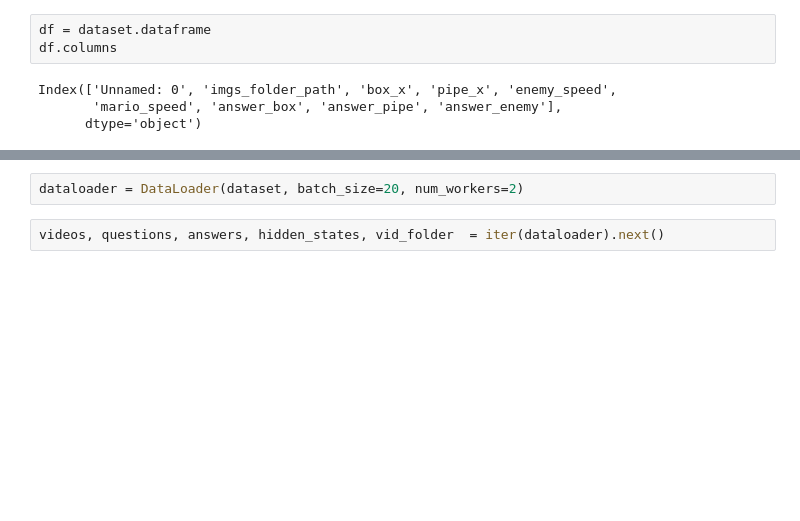
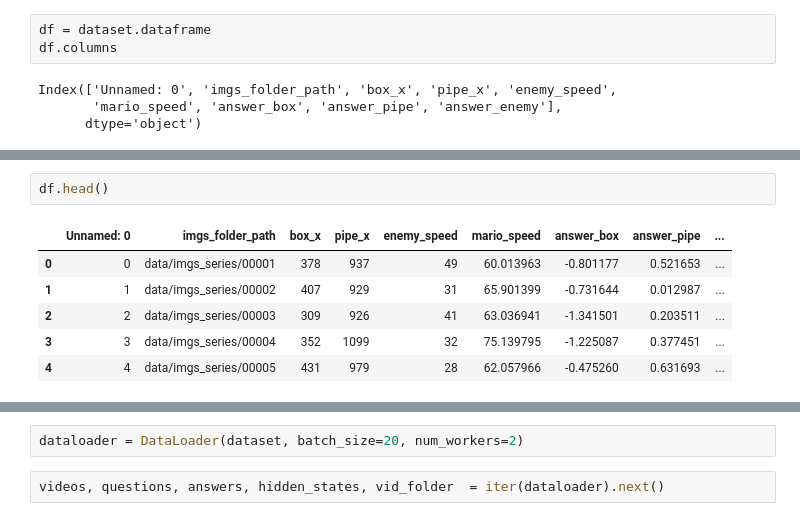
Before and after one commit to hsteude/mario-communicating-agents, a Jupyter notebook: notebooks/01_data_exploration.ipynb, the cells around one changed output, grey strips where cells are left out. Drawn from its saved outputs; the diff is of its cells as text; blank space fills up the shorter version.

```diff
--- a/notebooks/01_data_exploration.ipynb
+++ b/notebooks/01_data_exploration.ipynb
@@ -47,5 +47,14 @@ fig.update_traces(opacity=0.75)
 fig.show()
 # %% [output]
 [interactive output not drawn]
+# %%
+df.head()
+# %% [output]
+|  | Unnamed: 0 | imgs_folder_path | box_x | pipe_x | enemy_speed | mario_speed | answer_box | answer_pipe | ... |
+| 0 | 0 | data/imgs_series/00001 | 378 | 937 | 49 | 60.013963 | -0.801177 | 0.521653 | ... |
+| 1 | 1 | data/imgs_series/00002 | 407 | 929 | 31 | 65.901399 | -0.731644 | 0.012987 | ... |
+| 2 | 2 | data/imgs_series/00003 | 309 | 926 | 41 | 63.036941 | -1.341501 | 0.203511 | ... |
+| 3 | 3 | data/imgs_series/00004 | 352 | 1099 | 32 | 75.139795 | -1.225087 | 0.377451 | ... |
+| 4 | 4 | data/imgs_series/00005 | 431 | 979 | 28 | 62.057966 | -0.475260 | 0.631693 | ... |
 # %%
 import plotly.express as px
```
Also changed, not shown: parts of 3 cells of this notebook, 3 other files.
